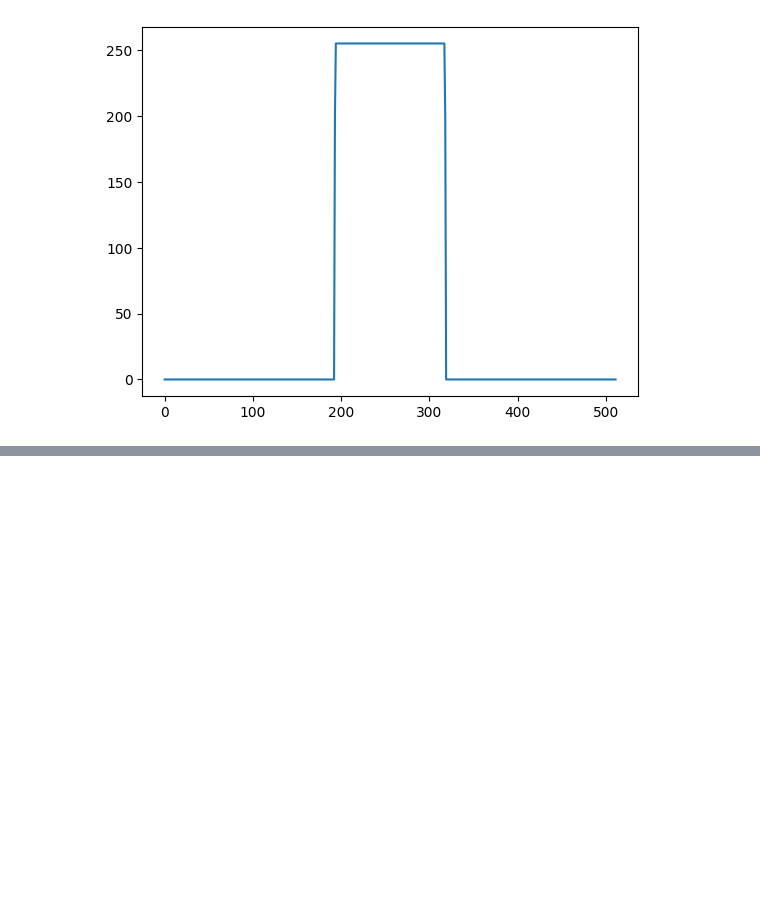
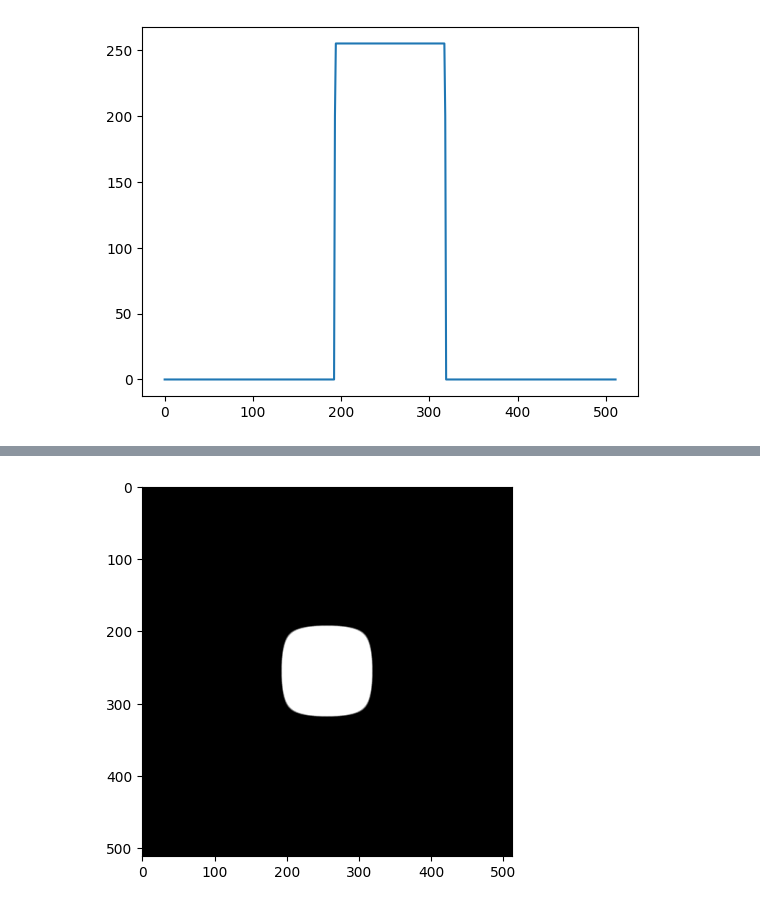
Before and after one commit to Leo00010011/IPBMI_Notebooks, a Jupyter notebook: E8/IPBMA_8_CT-Slice-Reconstruction.ipynb, the cells around one changed output, grey strips where cells are left out. Cells and saved outputs as stored; diff of their text form; code cells hidden in the pictures; blank space fills up the shorter version.

```diff
--- a/E8/IPBMA_8_CT-Slice-Reconstruction.ipynb
+++ b/E8/IPBMA_8_CT-Slice-Reconstruction.ipynb
@@ -115,0 +148,5 @@ pyplot.plot(line)
+# %%
+pyplot.imshow(vImage, cmap="gray")
+pyplot.show()
+# %% [output]
+[figure, added]
```
Also changed, not shown: parts of 18 cells of this notebook, 4 other files.
